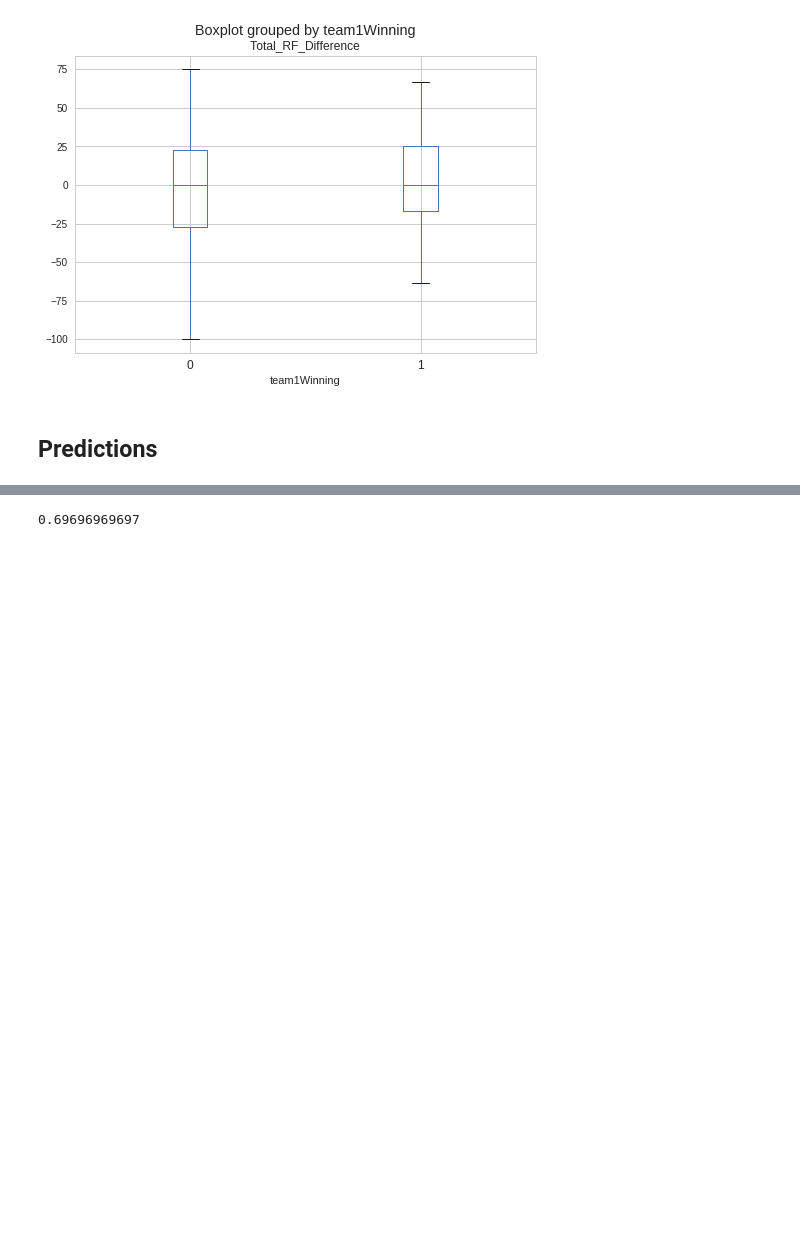
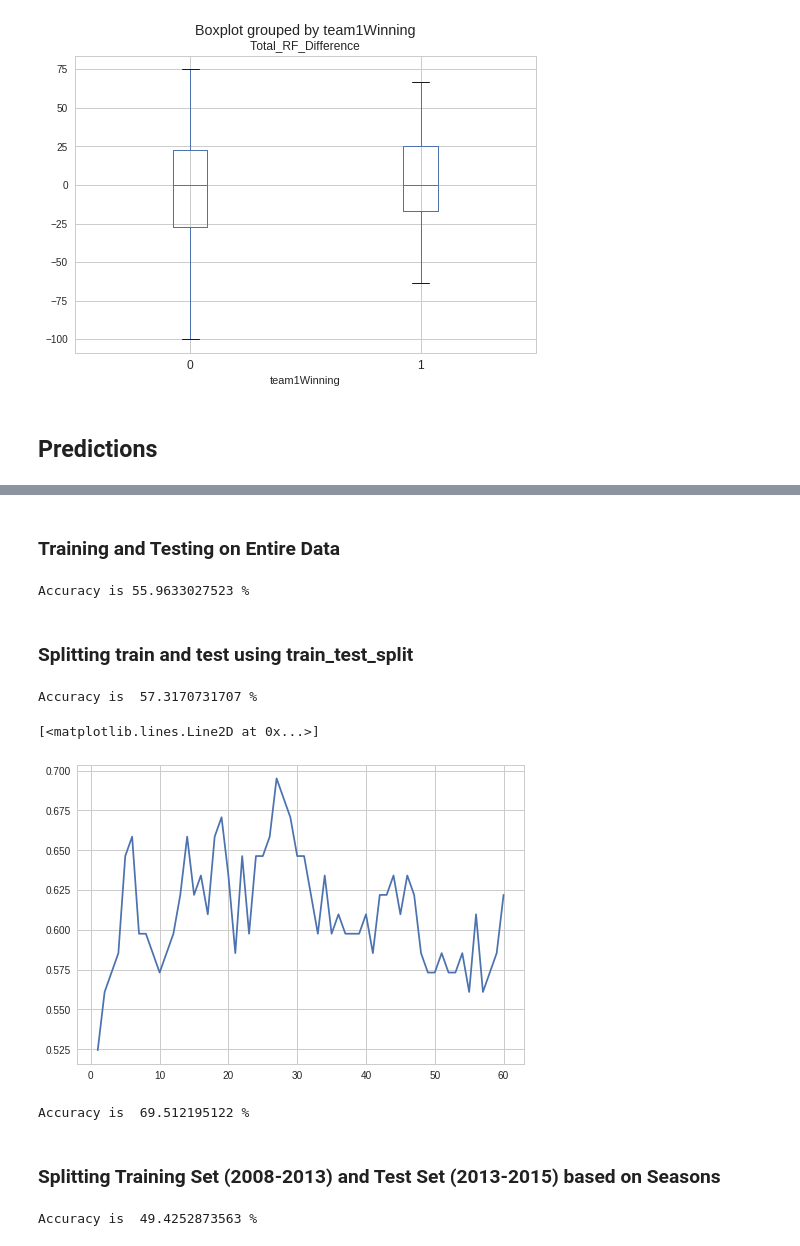
Before and after one commit to XInterns/IPL-Sparkers-2017-Interns, a Jupyter notebook: src/Match Outcome Prediction with IPL Data (Soham).ipynb, the cells around one changed output, grey strips where cells are left out. Saved outputs shown, nothing was run; the diff lists cells and outputs as text; code cells hidden in the pictures; blank space fills up the shorter version.

Commit message:
Added various classifiers

```diff
--- a/src/Match Outcome Prediction with IPL Data (Soham).ipynb
+++ b/src/Match Outcome Prediction with IPL Data (Soham).ipynb
@@ -668,7 +522,0 @@ plt.plot(k_range, k_score)
-# %%
-knn = KNeighborsClassifier(n_neighbors = 10)
-knn.fit(X_train, y_train)
-y_pred = knn.predict(X_test)
-print(metrics.accuracy_score(y_test, y_pred))
-# %% [output]
-0.69696969697
@@ -674,0 +532,52 @@ print(metrics.accuracy_score(y_test, y_pred))
+# %%
+y, X = dmatrices('team1Winning ~ 0 + Avg_SR_Difference + Avg_WPR_Difference + Total_MVP_Difference + Prev_Enc_Team1_WinPerc + \
+                  Total_RF_Difference', matches, return_type="dataframe")
+y_arr = np.ravel(y)
+# %% [markdown]
+### Training and Testing on Entire Data
+# %%
+# instantiate a logistic regression model, and fit with X and y
+model = LogisticRegression()
+model = model.fit(X, y_arr)
+# check the accuracy on the training set
+print "Accuracy is", model.score(X, y_arr)*100, "%"
+# %% [output]
+Accuracy is 55.9633027523 %
+# %% [markdown]
+### Splitting train and test using train_test_split
+# %%
+# evaluate the model by splitting into train and test sets
+X_train, X_test, y_train, y_test = train_test_split(X, y_arr, random_state = 0)
+# %%
+# Logistic Regression on train_test_split
+model2 = LogisticRegression()
+model2.fit(X_train, y_train)
+# predict class labels for the test set
+predicted = model2.predict(X_test)
+# generate evaluation metrics
+print "Accuracy is ", metrics.accuracy_score(y_test, predicted)*100, "%"
+# %% [output]
+Accuracy is  57.3170731707 %
+# %%
+# KNN Classification on train_test_split
+k_range = list(range(1, 61))
+k_score = []
+for k in k_range:
+    knn = KNeighborsClassifier(n_neighbors = k)
+    knn.fit(X_train, y_train)
+    y_pred = knn.predict(X_test)
+    k_score.append(metrics.accuracy_score(y_test, y_pred))
+plt.plot(k_range, k_score)
+# %% [output]
+[<matplotlib.lines.Line2D at 0x...>]
+[figure, added]
+# %%
+# Best values of k in train_test_split
+knn = KNeighborsClassifier(n_neighbors = 27)
+knn.fit(X_train, y_train)
+y_pred = knn.predict(X_test)
+print "Accuracy is ", metrics.accuracy_score(y_test, y_pred)*100, "%"
+# %% [output]
+Accuracy is  69.512195122 %
+# %% [markdown]
+### Splitting Training Set (2008-2013) and Test Set (2013-2015) based on Seasons
@@ -674,0 +591,8 @@ print(metrics.accuracy_score(y_test, y_pred))
+# %%
+# Logistic Regression on time-based split sets
+model3 = LogisticRegression()
+model3.fit(X_timetrain, Y_timetrain_arr)
+timepredicted = model3.predict(X_timetest)
+print "Accuracy is ", metrics.accuracy_score(Y_timetest_arr, timepredicted)*100, "%"
+# %% [output]
+Accuracy is  49.4252873563 %
```
Also changed, not shown: parts of 34 cells of this notebook.
